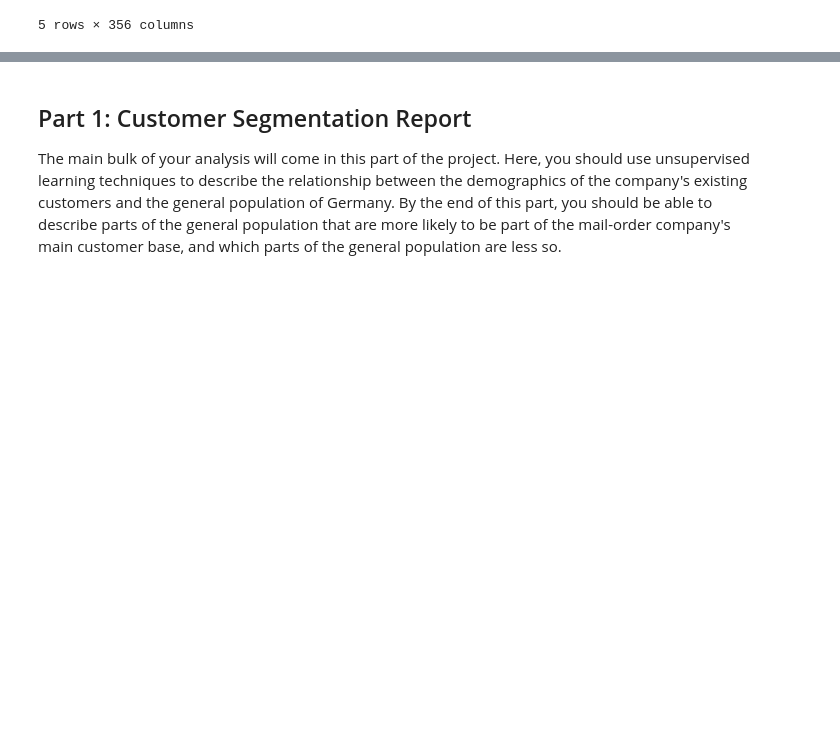
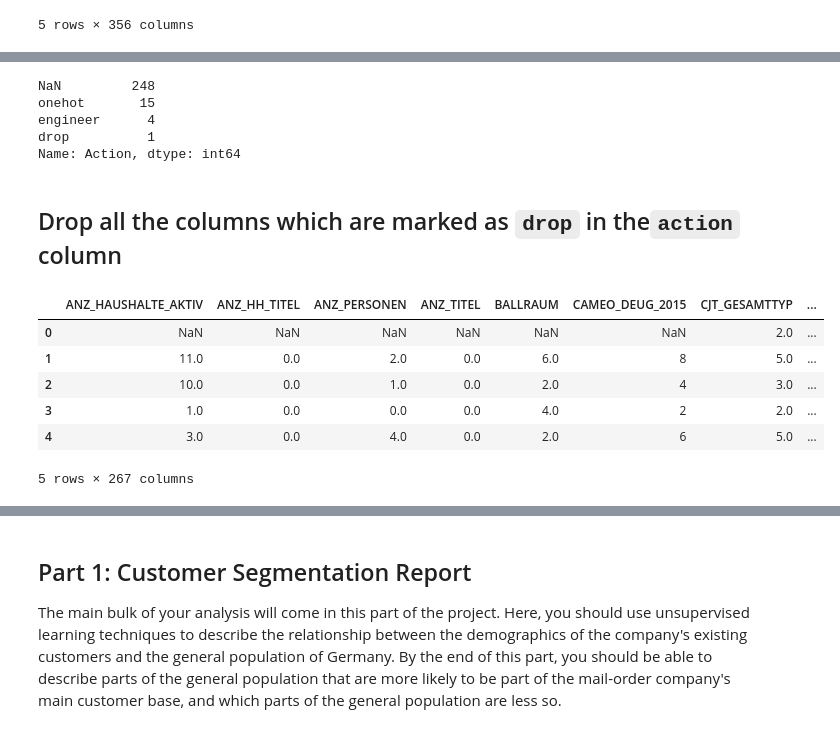
Before and after one commit to coderhh/ML_SageMaker_Studies, a Jupyter notebook: Arvato_Customer_Segmentation/Arvato Project Workbook.ipynb, the cells around one changed output, grey strips where cells are left out. Cells and saved outputs as stored; diff of their text form; code cells hidden in the pictures; blank space fills up the shorter version.

```diff
--- a/Arvato_Customer_Segmentation/Arvato Project Workbook.ipynb
+++ b/Arvato_Customer_Segmentation/Arvato Project Workbook.ipynb
@@ -285,0 +287,26 @@ attribute_names_left_df.to_csv('attribute_types.csv')
+# %%
+attributes_type_merged_action = pd.read_csv('attributes_type_merged_action.csv')
+attributes_type_merged_action.Action.value_counts(dropna=False)
+# %% [output]
+NaN         248
+onehot       15
+engineer      4
+drop          1
+Name: Action, dtype: int64
+# %% [markdown]
+## Drop all the columns which are marked as `drop` in the`action` column
+# %%
+# get the attribute names which need to be dropped
+drop_columns = attributes_type_merged_action[attributes_type_merged_action.Action == 'drop'].Attribute.values
+# %%
+# drop attributes
+column_cleaned_azdias_without_notexplained = column_cleaned_azdias_without_notexplained.drop(columns=drop_columns)
+column_cleaned_azdias_without_notexplained.head()
+# %% [output]
+|  | ANZ_HAUSHALTE_AKTIV | ANZ_HH_TITEL | ANZ_PERSONEN | ANZ_TITEL | BALLRAUM | CAMEO_DEUG_2015 | CJT_GESAMTTYP | ... |
+| 0 | NaN | NaN | NaN | NaN | NaN | NaN | 2.0 | ... |
+| 1 | 11.0 | 0.0 | 2.0 | 0.0 | 6.0 | 8 | 5.0 | ... |
+| 2 | 10.0 | 0.0 | 1.0 | 0.0 | 2.0 | 4 | 3.0 | ... |
+| 3 | 1.0 | 0.0 | 0.0 | 0.0 | 4.0 | 2 | 2.0 | ... |
+| 4 | 3.0 | 0.0 | 4.0 | 0.0 | 2.0 | 6 | 5.0 | ... |
+5 rows × 267 columns
```
Also changed, not shown: parts of 51 cells of this notebook, 2 other files.
